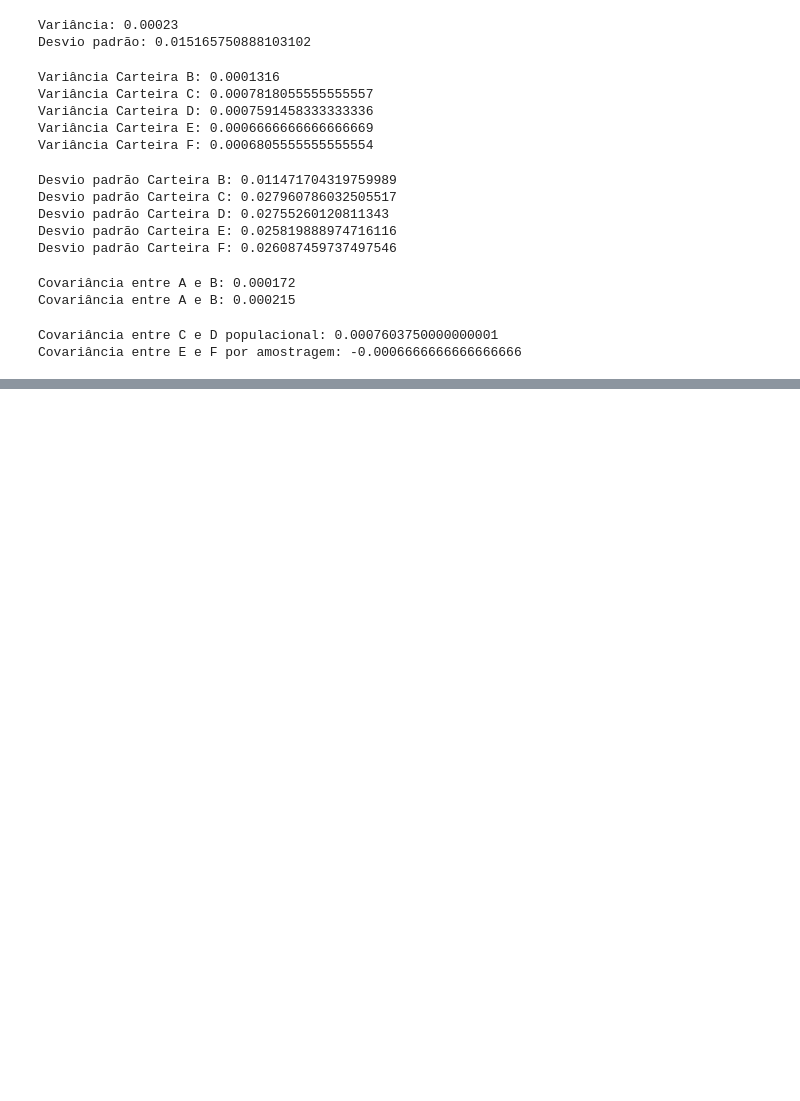
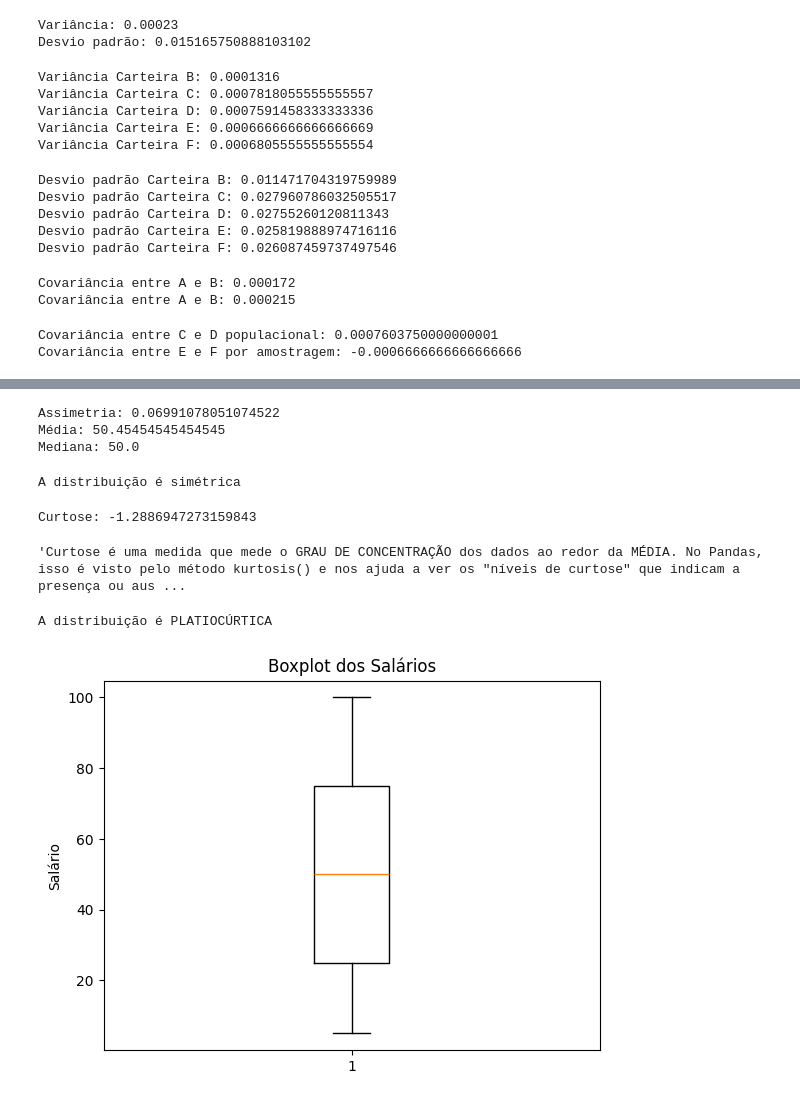
Before and after one commit to ResidenciaSerratecDados/SQL_Colab, a Jupyter notebook: PandasBD.ipynb, the cells around one changed output, grey strips where cells are left out. Cells and saved outputs as stored; diff of their text form; code cells hidden in the pictures; blank space fills up the shorter version.

Commit message:
Assimetria e Curtose

```diff
--- a/PandasBD.ipynb
+++ b/PandasBD.ipynb
@@ -191,3 +188,7 @@ print("Covariância entre E e F por amostragem:",Covariancia_Amostral_EF)
 # %% [output]
 Covariância entre C e D populacional: 0.0007603750000000001
 Covariância entre E e F por amostragem: -0.0006666666666666666
+# %%
+salarios={'Salários':[10,20,30,40,50,60,70,80,90,100,5]}
+df=pd.DataFrame(salarios)
+display(df)
@@ -193,0 +208,56 @@ Covariância entre E e F por amostragem: -0.0006666666666666666
+# %%
+assimetria=df['Salários'].skew()
+media=df['Salários'].mean()
+mediana=df['Salários'].median()
+print('Assimetria:',assimetria)
+print('Média:',media)
+print('Mediana:',mediana)
+# %% [output]
+Assimetria: 0.06991078051074522
+Média: 50.45454545454545
+Mediana: 50.0
+# %%
+#Distribuições simétrica e assimétrica
+
+if -0.5 <= assimetria <= 0.5:
+    print('A distribuição é simétrica')
+elif assimetria > -0.5:
+    print('A distribuição é assimétrica positiva')
+else:
+    print('A distribuição é assimétrica negativa')
+# %% [output]
+A distribuição é simétrica
+# %%
+#Curtose
+curtose=df['Salários'].kurtosis()
+print('Curtose:',curtose)
+# %% [output]
+Curtose: -1.2886947273159843
+# %%
+'''Curtose é uma medida que mede o GRAU DE CONCENTRAÇÃO dos dados ao redor da MÉDIA. No Pandas, isso é visto pelo método kurtosis() e nos ajuda a ver os "níveis de curtose" que indicam a presença ou ausência de outliers.
+
+Como vou interpretar meus dados:
+
+Curtose >= 2.5 e Curtose <= 3.5: MESOCÚRTICA (distribuição normal, dados bem distribuídos em torno da média);
+
+Curtose < 2.5: PLATICÚRTICA (dados mais dispersos; presença comum de outliers);
+
+Curtose > 3.5: LEPTOCÚRTICA (dados MUITO concentrados na média; outliers MUITO presentes).'''
+# %% [output]
+'Curtose é uma medida que mede o GRAU DE CONCENTRAÇÃO dos dados ao redor da MÉDIA. No Pandas, isso é visto pelo método kurtosis() e nos ajuda a ver os "níveis de curtose" que indicam a presença ou aus ...
+# %%
+if 2.5 <= curtose <= 3.5:
+    print('A distribuição é MESOCÚRTICA')
+elif curtose < 2.5:
+    print('A distribuição é PLATIOCÚRTICA')
+else:
+    print('A distribuição é LEPTOCÚRTICA')
+# %% [output]
+A distribuição é PLATIOCÚRTICA
+# %%
+plt.boxplot(df['Salários'])
+plt.title('Boxplot dos Salários')
+plt.ylabel('Salário')
+plt.show()
+# %% [output]
+[figure, added]
```
Also changed, not shown: parts of 4 cells of this notebook, 1 other file.
